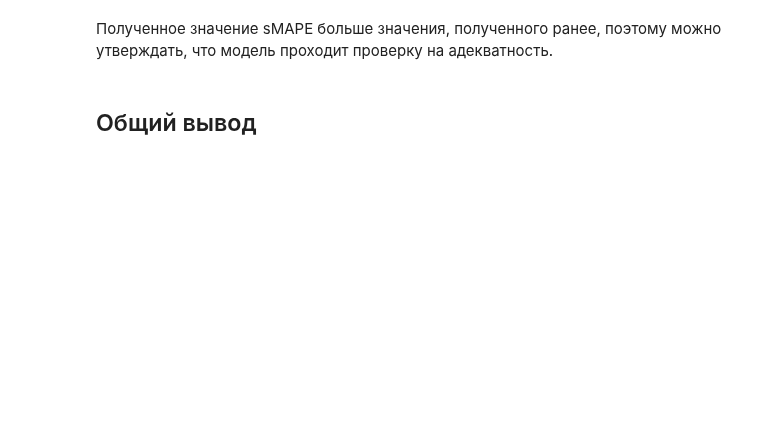
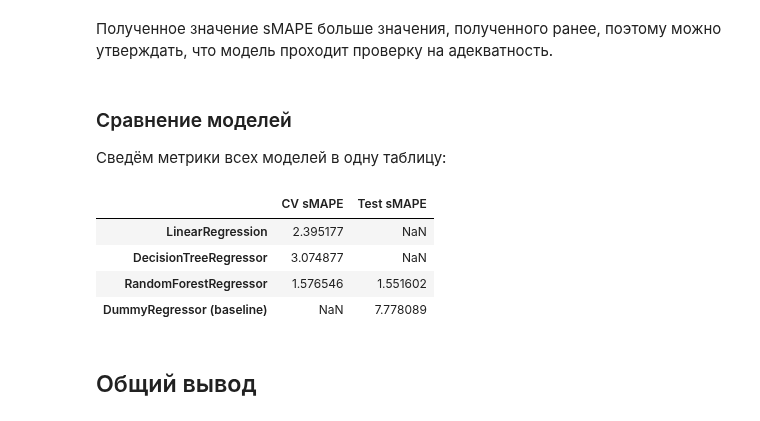
Before and after one commit to andrewsalmin/practicum-data-analysis, a Jupyter notebook: notebooks/gold-recovery.ipynb, the cells around one changed output. Saved outputs shown, nothing was run; the diff lists cells and outputs as text; code cells hidden in the pictures; blank space fills up the shorter version.

```diff
--- a/notebooks/gold-recovery.ipynb
+++ b/notebooks/gold-recovery.ipynb
@@ -970,5 +1005,23 @@ final_smape
 # %% [markdown]
 Полученное значение sMAPE больше значения, полученного ранее, поэтому можно утверждать, что модель проходит проверку на адекватность.
+# %% [markdown]
+### Сравнение моделей
+Сведём метрики всех моделей в одну таблицу:
+# %%
+comparison_table = pd.DataFrame(
+    {
+        'CV sMAPE': [linear_best_smape, dtr_best_smape, rfr_best_smape, np.nan],
+        'Test sMAPE': [np.nan, np.nan, rfr_test_smape, dummy_test_smape],
+    },
+    index=['LinearRegression', 'DecisionTreeRegressor', 'RandomForestRegressor', 'DummyRegressor (baseline)'],
+)
+comparison_table
+# %% [output]
+|  | CV sMAPE | Test sMAPE |
+| LinearRegression | 2.395177 | NaN |
+| DecisionTreeRegressor | 3.074877 | NaN |
+| RandomForestRegressor | 1.576546 | 1.551602 |
+| DummyRegressor (baseline) | NaN | 7.778089 |
 # %% [markdown]
 ## Общий вывод
 # %% [markdown]
```
Also changed, not shown: parts of 45 cells of this notebook.
